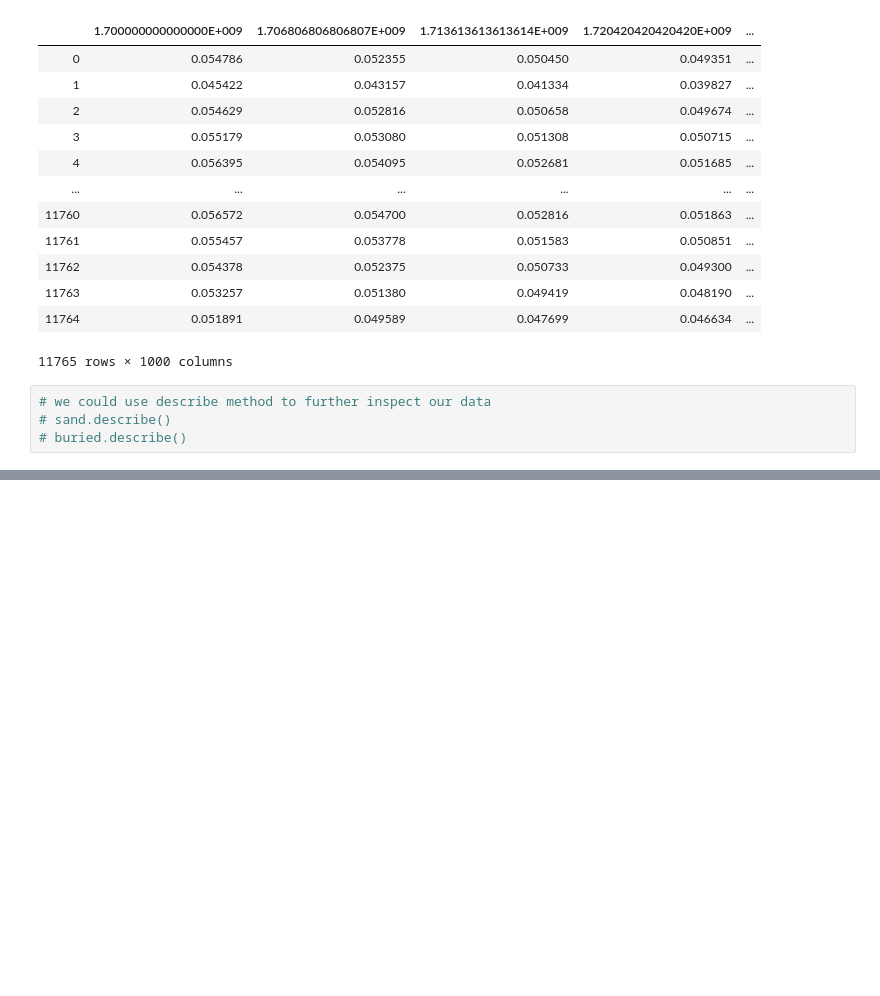
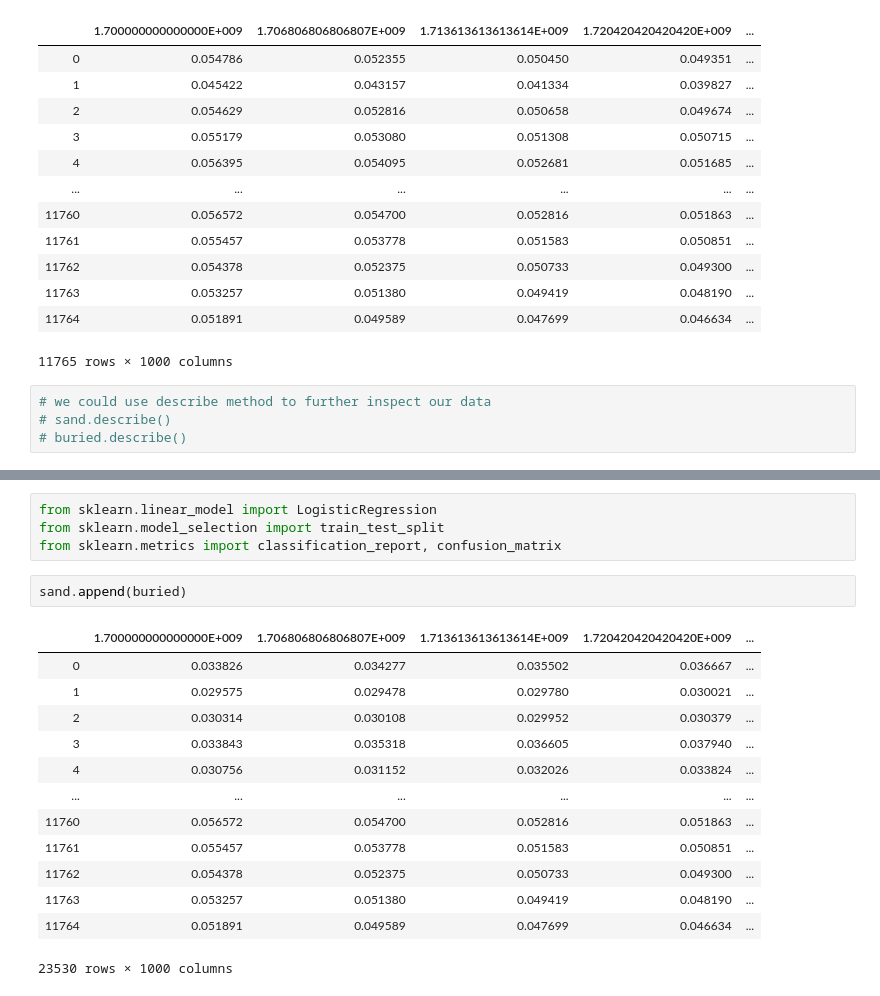
Before and after one commit to lnadi17/ground-penetrating-radar, a Jupyter notebook: gpr.ipynb, the cells around one changed output, grey strips where cells are left out. Cells and saved outputs as stored; diff of their text form; blank space fills up the shorter version.

```diff
--- a/gpr.ipynb
+++ b/gpr.ipynb
@@ -231,3 +231,23 @@ plt.fill_between(np.arange(1000), buried.min().to_numpy(), buried.max().to_numpy
 plt.show()
 # %% [output]
 [figure]
+# %%
+from sklearn.linear_model import LogisticRegression
+from sklearn.model_selection import train_test_split
+from sklearn.metrics import classification_report, confusion_matrix
+# %%
+sand.append(buried)
+# %% [output]
+|  | 1.700000000000000E+009 | 1.706806806806807E+009 | 1.713613613613614E+009 | 1.720420420420420E+009 | ... |
+| 0 | 0.033826 | 0.034277 | 0.035502 | 0.036667 | ... |
+| 1 | 0.029575 | 0.029478 | 0.029780 | 0.030021 | ... |
+| 2 | 0.030314 | 0.030108 | 0.029952 | 0.030379 | ... |
+| 3 | 0.033843 | 0.035318 | 0.036605 | 0.037940 | ... |
+| 4 | 0.030756 | 0.031152 | 0.032026 | 0.033824 | ... |
+| ... | ... | ... | ... | ... | ... |
+| 11760 | 0.056572 | 0.054700 | 0.052816 | 0.051863 | ... |
+| 11761 | 0.055457 | 0.053778 | 0.051583 | 0.050851 | ... |
+| 11762 | 0.054378 | 0.052375 | 0.050733 | 0.049300 | ... |
+| 11763 | 0.053257 | 0.051380 | 0.049419 | 0.048190 | ... |
+| 11764 | 0.051891 | 0.049589 | 0.047699 | 0.046634 | ... |
+23530 rows × 1000 columns
```
Also changed, not shown: parts of 8 cells of this notebook.
